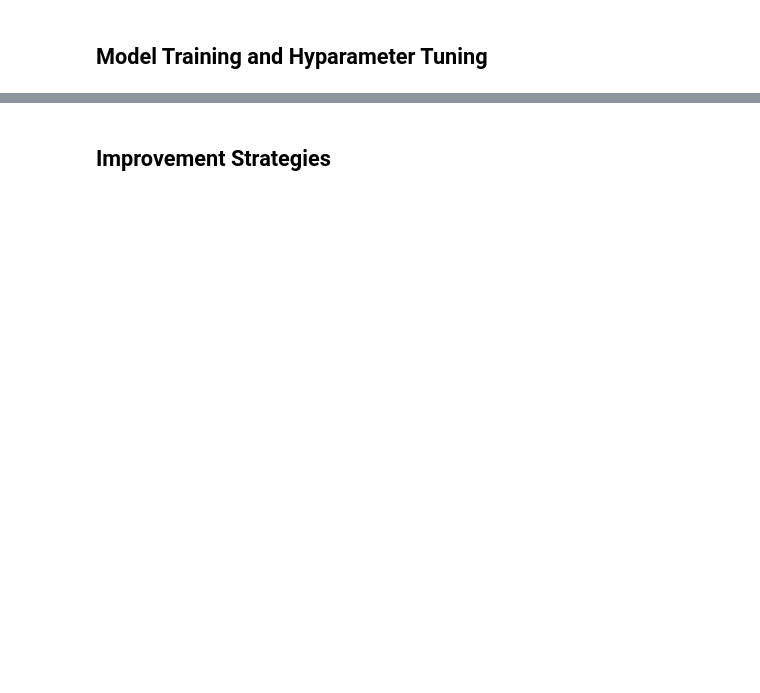
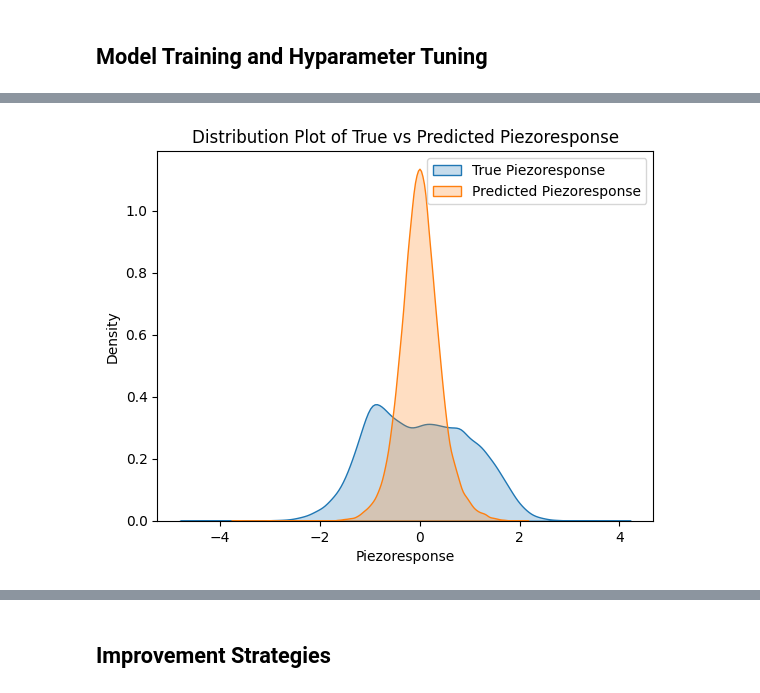
Before and after one commit to erinakin/BandExcitation_680TFinalProject, a Jupyter notebook: src/Machine_Learning.ipynb, the cells around one changed output, grey strips where cells are left out. Cells and saved outputs as stored; diff of their text form; code cells hidden in the pictures; blank space fills up the shorter version.

```diff
--- a/src/Machine_Learning.ipynb
+++ b/src/Machine_Learning.ipynb
@@ -527,0 +622,10 @@ Error:
+# %%
+
+sns.kdeplot(y_test, label='True Piezoresponse', fill=True)
+sns.kdeplot(y_pred, label='Predicted Piezoresponse', fill=True)
+plt.xlabel('Piezoresponse')
+plt.title('Distribution Plot of True vs Predicted Piezoresponse')
+plt.legend()
+plt.show()
+# %% [output]
+[figure, added]
```
Also changed, not shown: parts of 17 cells of this notebook, 1 other file.
